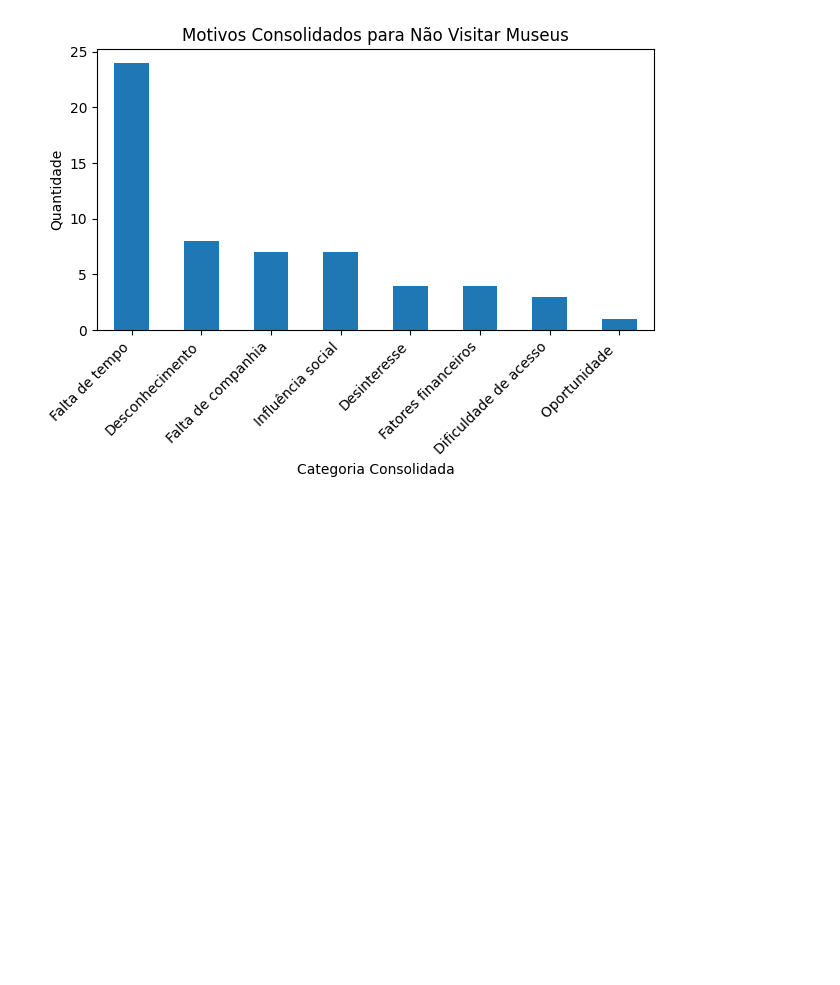
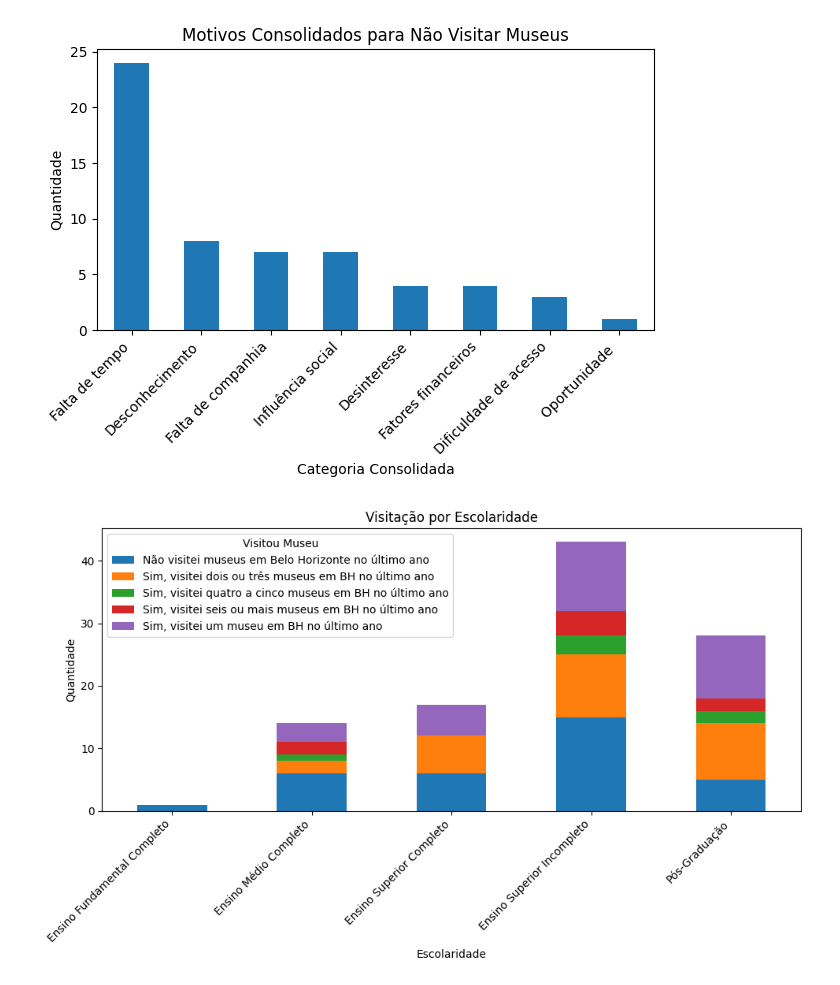
Before and after one commit to brunasaturnino/Usu-rios, a Jupyter notebook: graficos.ipynb, the cells around one changed output. Cells and saved outputs as stored; diff of their text form; code cells hidden in the pictures; blank space fills up the shorter version.

```diff
--- a/graficos.ipynb
+++ b/graficos.ipynb
@@ -359,3 +276,18 @@ plt.tight_layout()
 plt.show()
 # %% [output]
 [figure]
+# %%
+# Contar visitas por escolaridade
+visita_escolaridade = data.groupby(['Qual_é_a_sua_escolaridade', 'Você_visitou_algum_museu_em_Belo_Horizonte_no_último_ano']).size().unstack(fill_value=0)
+
+# Criar gráfico de barras empilhadas
+visita_escolaridade.plot(kind='bar', stacked=True, figsize=(10, 6))
+plt.title('Visitação por Escolaridade')
+plt.ylabel('Quantidade')
+plt.xlabel('Escolaridade')
+plt.xticks(rotation=45, ha='right')
+plt.legend(title='Visitou Museu')
+plt.tight_layout()
+plt.show()
+# %% [output]
+[figure, added]
```
Also changed, not shown: parts of 12 cells of this notebook.
